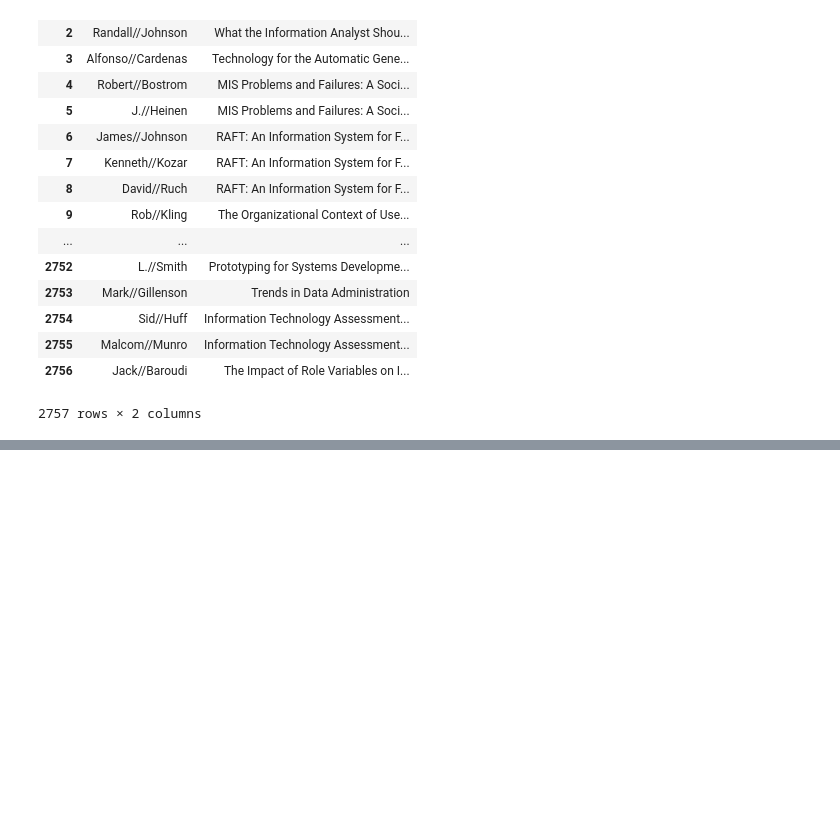
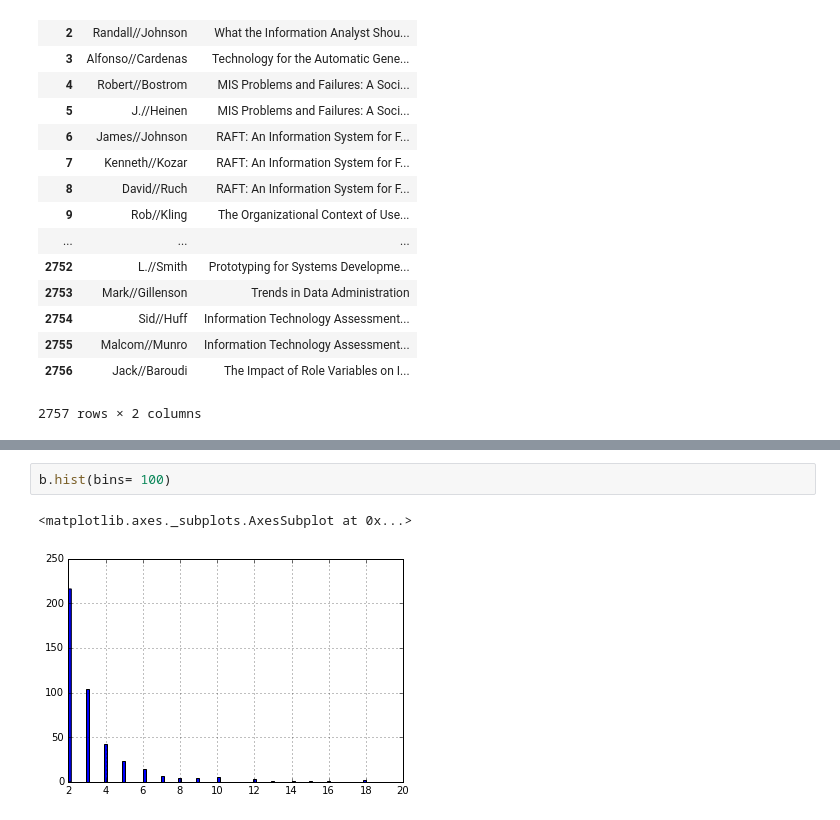
Before and after one commit to ligujie123/misq, a Jupyter notebook: SQL language.ipynb, the cells around one changed output, grey strips where cells are left out. Drawn from its saved outputs; the diff is of its cells as text; blank space fills up the shorter version.

```diff
--- a/NetworkX/SQL language.ipynb
+++ b/SQL language.ipynb
@@ -148,0 +200,5 @@ Q
+# %%
+b.hist(bins= 100)
+# %% [output]
+<matplotlib.axes._subplots.AxesSubplot at 0x...>
+[figure, added]
```
Also changed, not shown: parts of 7 cells of this notebook, 21 other files.
